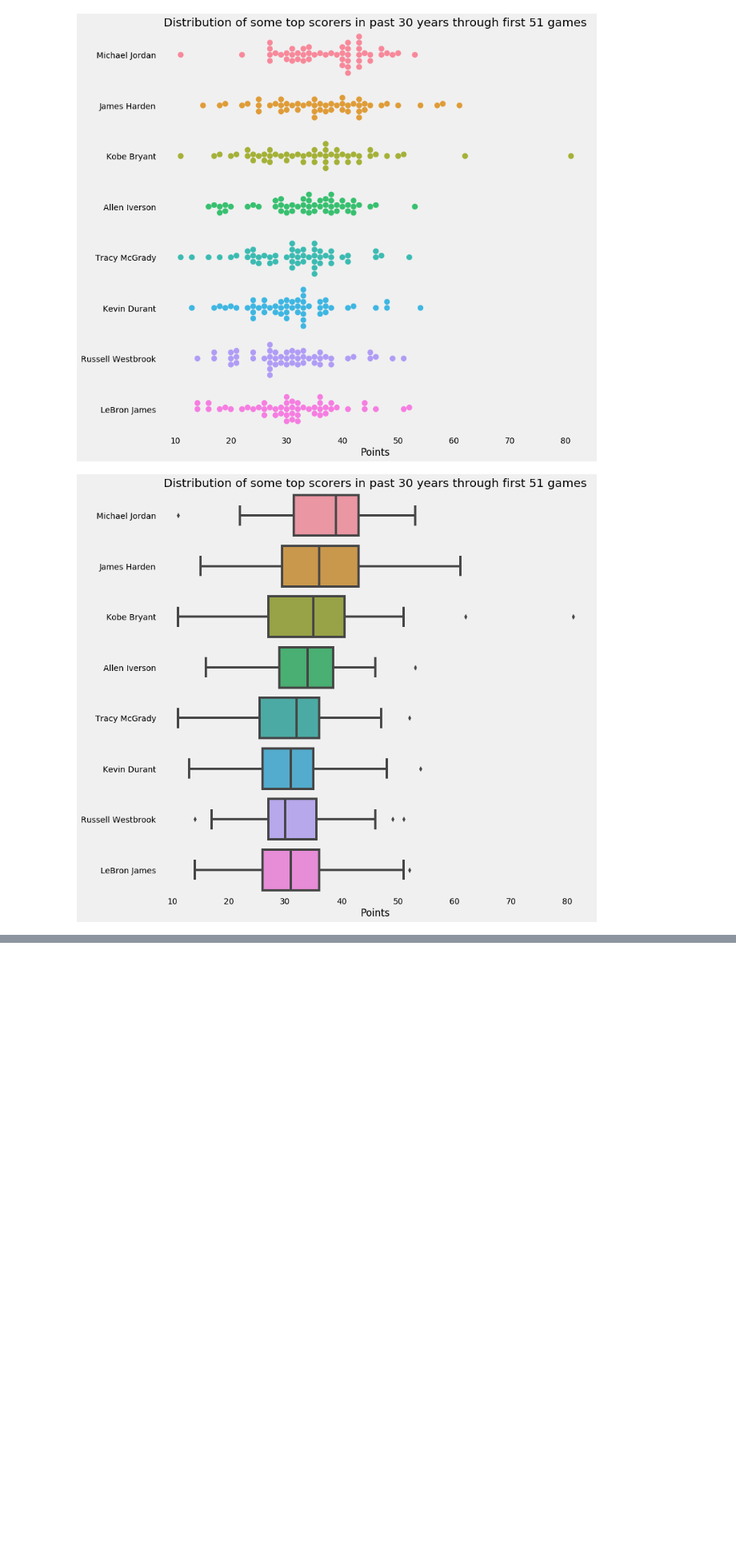
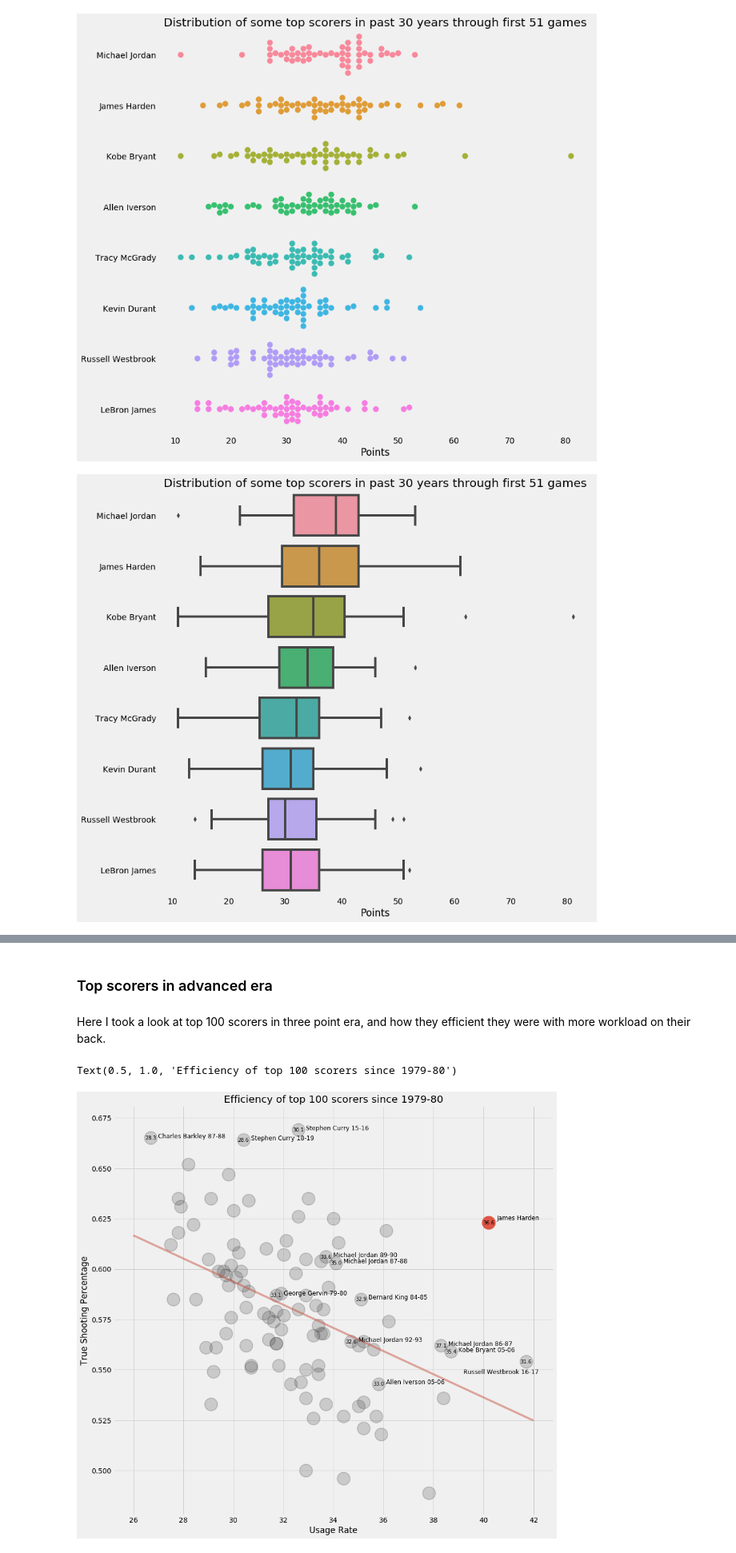
Before and after one commit to danchyy/Basketball_Analytics, a Jupyter notebook: Scripts/2018_19_season/harden_analysis/harden_analysis.ipynb, the cells around one changed output, grey strips where cells are left out. Shown at 80% size. Drawn from its saved outputs; the diff is of its cells as text; code cells hidden in the pictures; blank space fills up the shorter version.

```diff
--- a/Scripts/2018_19_season/harden_analysis/harden_analysis.ipynb
+++ b/Scripts/2018_19_season/harden_analysis/harden_analysis.ipynb
@@ -218,0 +318,6 @@ _ = ax.set_title('Distribution of some top scorers in past 30 years through firs
+# %% [markdown]
+### Top scorers in advanced era
+# %% [markdown]
+Here I took a look at top 100 scorers in three point era, and how they efficient they were with more workload on their back.
+# %%
+data_frame = pd.read_csv('top_100_3pt_era.csv')
@@ -218,0 +328,45 @@ _ = ax.set_title('Distribution of some top scorers in past 30 years through firs
+# %%
+usages = np.array(data_frame.USG_PCT)
+square_usages = usages ** 2
+
+b, m1 = polyfit(data_frame.USG_PCT, data_frame.TS_PCT, deg=1)
+# %%
+x_usages = np.linspace(int(data_frame.USG_PCT.min()), int(data_frame.USG_PCT.max())+1, 100)
+# %%
+plt.style.use('fivethirtyeight')
+fig, ax = plt.subplots(figsize=(14, 14))
+
+
+ax.plot(x_usages, b + m1 * x_usages, color="#CA5545", alpha=0.5)
+
+texts=[]
+for i in range(len(data_frame)):
+    item = data_frame.iloc[i]
+    if item.Player == 'James Harden' and item.Season == '2018-19':
+        ax.scatter(x=item.USG_PCT, y=item.TS_PCT, s=640, linewidths=2.0, color="#DE5545")
+        text = [ax.text(x=item.USG_PCT, y=item.TS_PCT, s="James Harden", fontsize=12)]
+        ax.text(x=item.USG_PCT, y=item.TS_PCT, s=item.PTS, fontsize=10, ha='center', va='center')
+        continue
+    ax.scatter(x=item.USG_PCT, y=item.TS_PCT, s=640, alpha=0.2, linewidths=2.0, color="#343434")
+    if item.Rk < 10 or item.TS_PCT > 0.66 or item.USG_PCT > 40:
+        season = item.Season[-5:]
+        name = item.Player
+        points = item.PTS
+        if name == "Russell Westbrook":
+            texts.append(ax.text(x=item.USG_PCT + - 2.5, y=item.TS_PCT -0.006, s=name + " " + season, fontsize=12))
+        else:
+            texts.append(ax.text(x=item.USG_PCT + 0.3, y=item.TS_PCT, s=name + " " + season, fontsize=12))
+        ax.text(x=item.USG_PCT, y=item.TS_PCT, s=points, fontsize=10, ha='center', va='center')
+# ax.scatter(x=data_frame.USG_PCT, y=data_frame.TS_PCT, s=500, alpha=0.2, linewidths=2.0, color="#343434")
+
+# ax.scatter(x=harden_only.USG_PCT, y=harden_only.TS_PCT, s=500, linewidths=2.0, color="#CA5545")
+# text = [ax.text(x=harden_only.USG_PCT.iloc[0], y=harden_only.TS_PCT.iloc[0], s="James Harden", fontsize=12)]
+adjust_text(texts=text, expand_points=(1.4, 1.4), autoalign='xy')
+# ax.text(x=harden_only.USG_PCT.iloc[0], y=harden_only.TS_PCT.iloc[0], s=harden_only.PTS.iloc[0], fontsize=10, ha='center', va='center')
+
+ax.set_xlabel('Usage Rate')
+ax.set_ylabel('True Shooting Percentage')
+ax.set_title('Efficiency of top 100 scorers since 1979-80')
+# %% [output]
+Text(0.5, 1.0, 'Efficiency of top 100 scorers since 1979-80')
+[figure, added]
```
Also changed, not shown: parts of 30 cells of this notebook, 2 other files.
